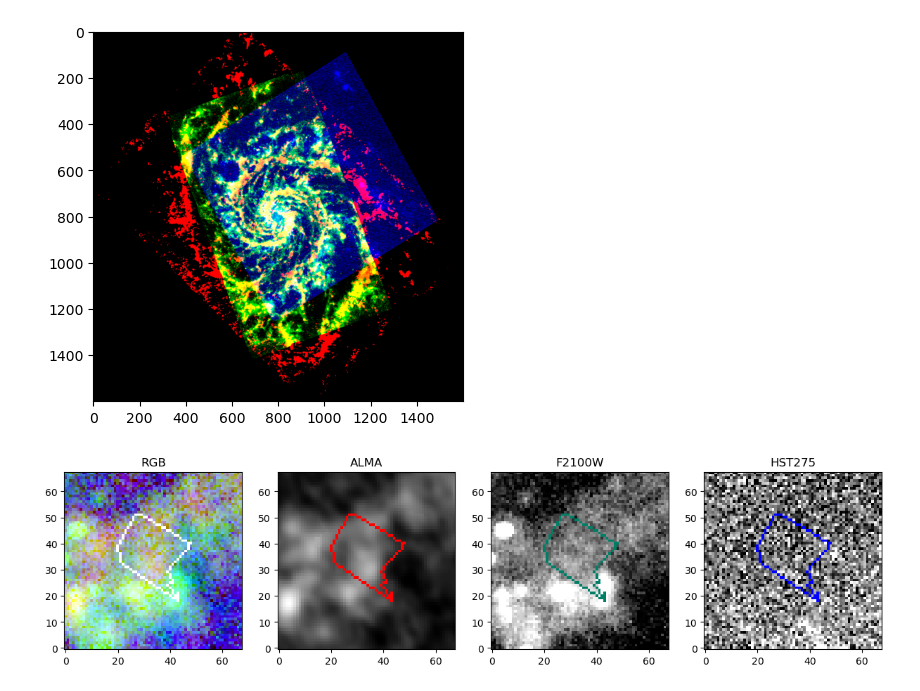
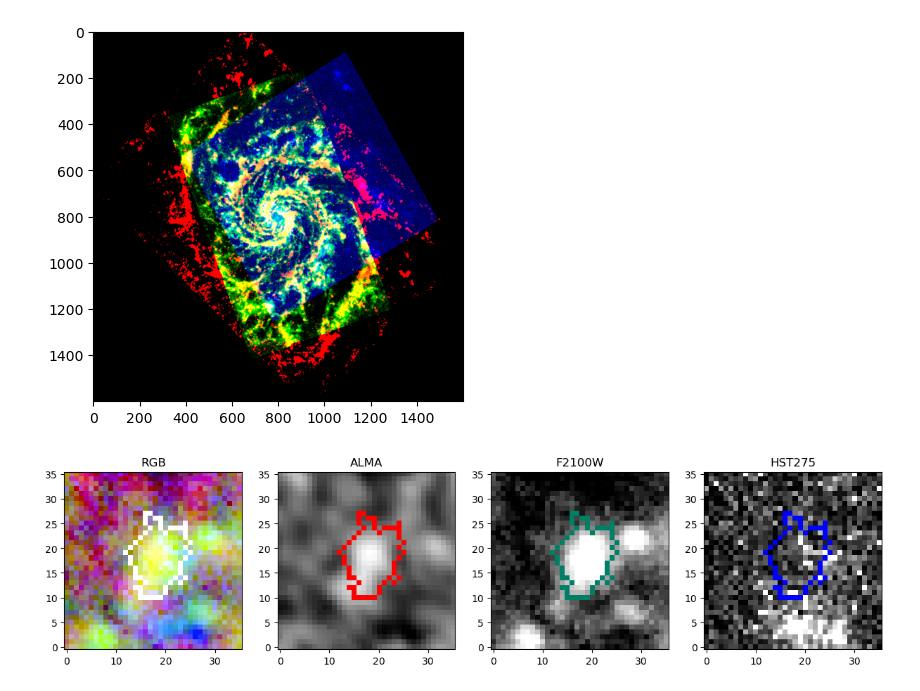
Before and after one commit to ryanlessing/SegmentCutouts, a Jupyter notebook: SegmentCutouts.ipynb, the cells around one changed output. Drawn from its saved outputs; the diff is of its cells as text; code cells hidden in the pictures.

```diff
--- a/SegmentCutouts.ipynb
+++ b/SegmentCutouts.ipynb
@@ -20,13 +20,12 @@ import os
 # %%
 filters = 'F200W F300M F335M F360M F770W F1000W F1130W F2100W'.split()
 im_dict = {}
-dir = ''
+dir = '/Users/ryanlessing/Library/CloudStorage/OneDrive-JohnsHopkins/PHANGS/GMC-Photometry/Convolved_Reprojected_to_F2100W/'
 for filt in filters:
     fn = dir + filt + '.fits'
     im_dict[filt] = fits.open(fn)[0].data
 # %%
-seg_path = ''
-segmentation_image = fits.open('seg_path')[0]
+segmentation_image = fits.open('/Users/ryanlessing/Library/CloudStorage/OneDrive-JohnsHopkins/PHANGS/GMC-Photometry/GMCcat_ngc0628_12m+7m+tp_co21_native_maxgmc.fits')[0]
 segmentation_image.header['NAXIS'] = 2
 del segmentation_image.header['NAXIS3']
 gmc_cat = segmentation_image.data[0,:,:]
@@ -173,7 +172,7 @@ cutout_image(segment_list,i,im_dict, 'F770W', gmc, 0)
 # %%
 #mcf.mcf_gui()
 
-dir = ''
+dir = '/Users/ryanlessing/Library/CloudStorage/OneDrive-JohnsHopkins/PHANGS/GMC-Photometry/Convolved_Reprojected_to_F2100W/HST+ALMA Regrid Attempt/'
 hst_275 = fits.open(dir + 'hst275.fits')[0]
 alma = fits.open(dir + 'alma.fits')[0]
 
@@ -204,7 +203,7 @@ plt.imshow(image_RGB)
 <matplotlib.image.AxesImage at 0x...>
 [figure]
 # %%
-path = ''
+path = '/Users/ryanlessing/Library/CloudStorage/OneDrive-JohnsHopkins/PHANGS/GMC-Photometry/NGC628/RGB.fits'
 hdr = hst_275.header
 mcf.saveRGBfits(path, image_RGB, hdr, overwrite=True)
 im_dict['RGB'] = fits.open(path)[0].data
@@ -216,6 +215,6 @@ flux_table = pd.read_csv('')
 # %%
 filts = 'ALMA F2100W HST275'.split()
-i = 100
+i = 630
 cutout_image(segment_list,i,im_dict,filts, gmc, square_crop=1, scale='asinh', color=0)
 # %% [output]
-[figure, old version]
+[figure, new version]
```
Also changed, not shown: parts of 2 cells of this notebook.
